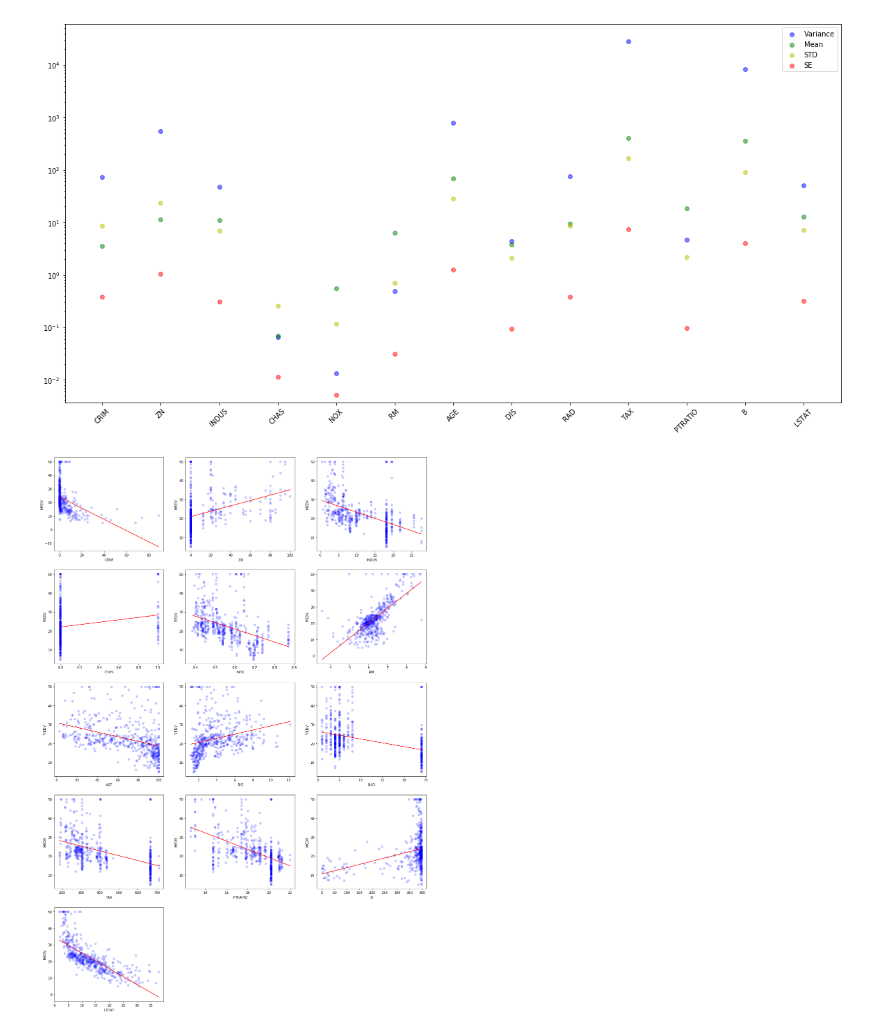
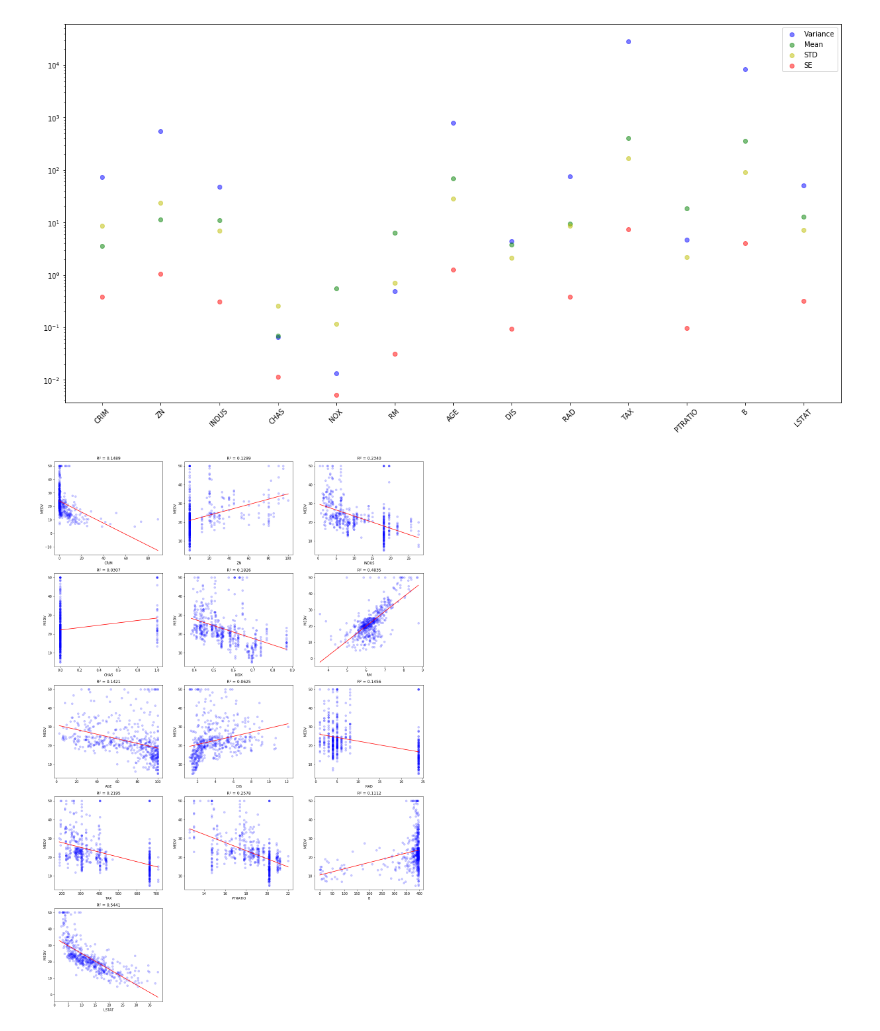
Before and after one commit to 0xLeon/MachLearn-Exercises, a Jupyter notebook: Jupyter/MachLearnExercise02.ipynb, the cells around one changed output. Drawn from its saved outputs; the diff is of its cells as text; code cells hidden in the pictures.

Commit message:
Added calculation and display of R² to regression graphs

```diff
--- a/Jupyter/MachLearnExercise02.ipynb
+++ b/Jupyter/MachLearnExercise02.ipynb
@@ -38,29 +38,33 @@ plt.show()
 # %%
 c = (int(np.ceil(boston.data.shape[1] / 3.0)), 3)
 
 plt.figure(1, figsize=(20, 30))
 
 boTargetMean = boston.target.mean()
 boTargetMinusMean = boston.target - boTargetMean
 
 for i in range(0, boston.data.shape[1]):
     plt.subplot2grid(c, (int(np.floor(i / 3.0)), i % 3))
     plt.scatter(boston.data[:, i], boston.target, marker='o', c='b', alpha=0.2)
-    plt.xlabel(boston.feature_names[i])
-    plt.ylabel('MEDV')
 
     boDataMean = boston.data[:, i].mean()
     boDataMinusMean = boston.data[:, i] - boDataMean
 
     b1 = boDataMinusMean.dot(boTargetMinusMean) / boDataMinusMean.dot(boDataMinusMean)
     b0 = boTargetMean - b1 * boDataMean
 
+    R2 = 1. - ((boston.target - (b1 * boston.data[:, i] + b0)) ** 2).sum() / (boTargetMinusMean ** 2).sum()
+
     plt.plot(
         [boston.data[:, i].min(), boston.data[:, i].max()],
         [b1 * boston.data[:, i].min() + b0, b1 * boston.data[:, i].max() + b0],
         'r-',
     )
 
+    plt.xlabel(boston.feature_names[i])
+    plt.ylabel('MEDV')
+    plt.title('R² = {:.4f}'.format(R2))
+
 plt.show()
 # %% [output]
-[figure, old version]
+[figure, new version]
```
